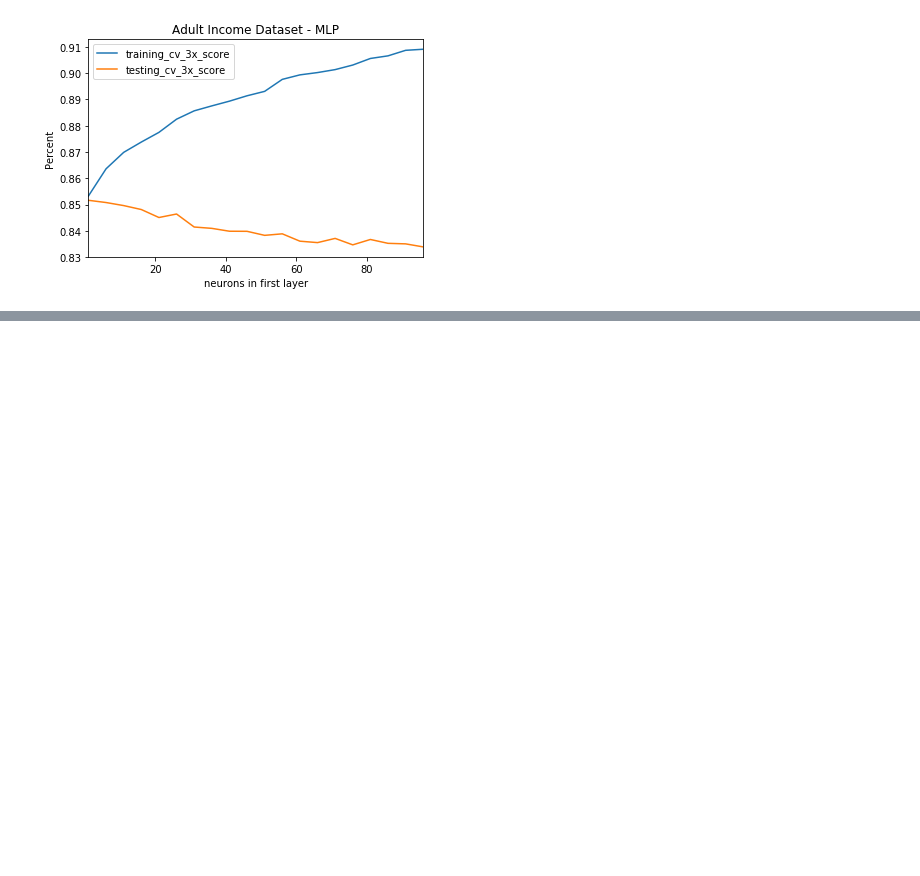
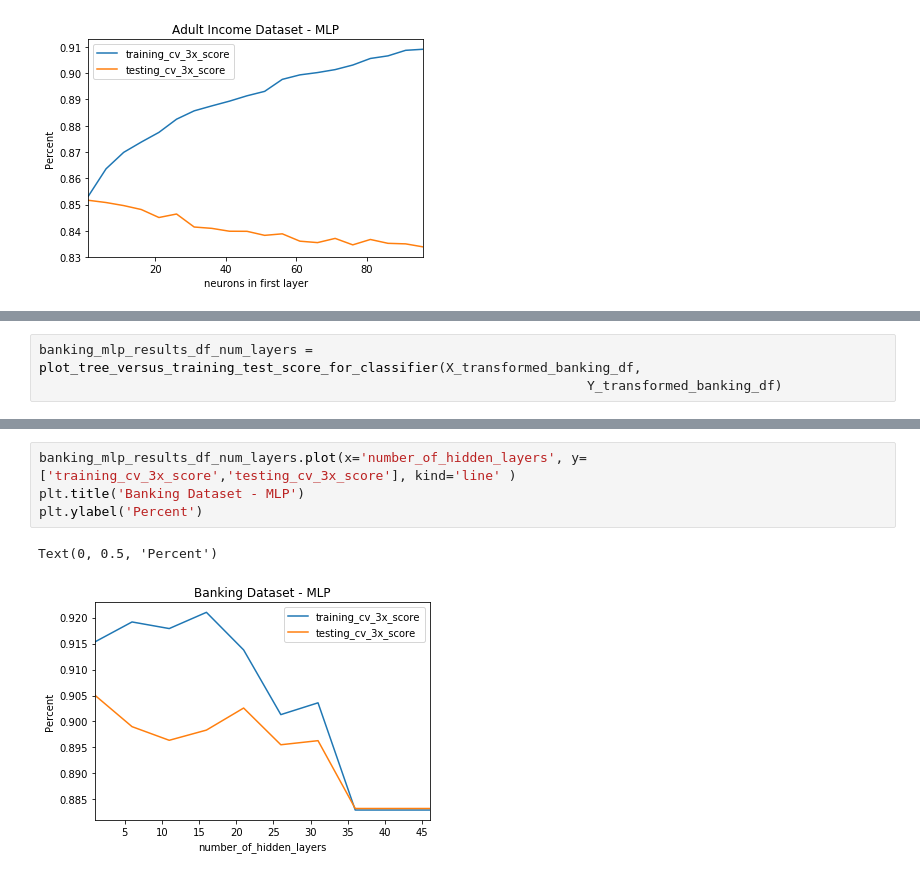
Before and after one commit to jonhilgart22/gatech_machine_learning, a Jupyter notebook: problem set 1/neural_networks.ipynb, the cells around one changed output, grey strips where cells are left out. Saved outputs shown, nothing was run; the diff lists cells and outputs as text; blank space fills up the shorter version.

```diff
--- a/problem set 1/neural_networks.ipynb
+++ b/problem set 1/neural_networks.ipynb
@@ -411,0 +538,3 @@ Text(0.5, 0, 'neurons in first layer')
+# %%
+banking_mlp_results_df_num_layers = plot_tree_versus_training_test_score_for_classifier(X_transformed_banking_df,
+                                                                      Y_transformed_banking_df)
@@ -411,0 +566,7 @@ Text(0.5, 0, 'neurons in first layer')
+# %%
+banking_mlp_results_df_num_layers.plot(x='number_of_hidden_layers', y=['training_cv_3x_score','testing_cv_3x_score'], kind='line' )
+plt.title('Banking Dataset - MLP')
+plt.ylabel('Percent')
+# %% [output]
+Text(0, 0.5, 'Percent')
+[figure, added]
```
Also changed, not shown: parts of 21 cells of this notebook, 2 other files.
